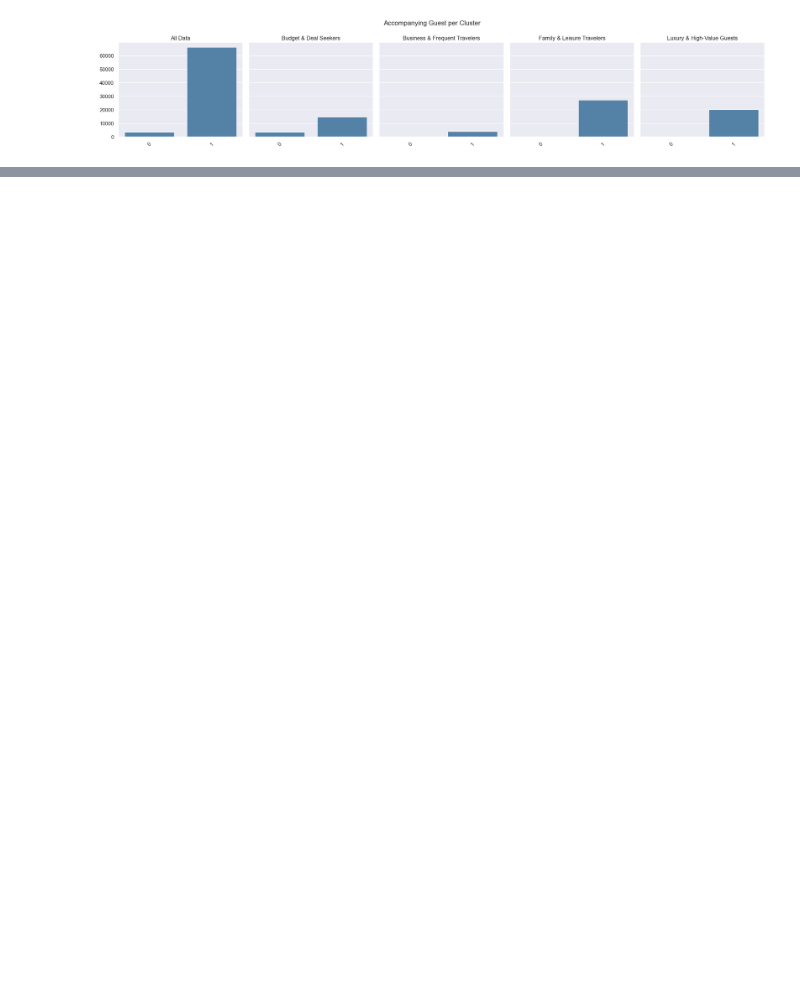
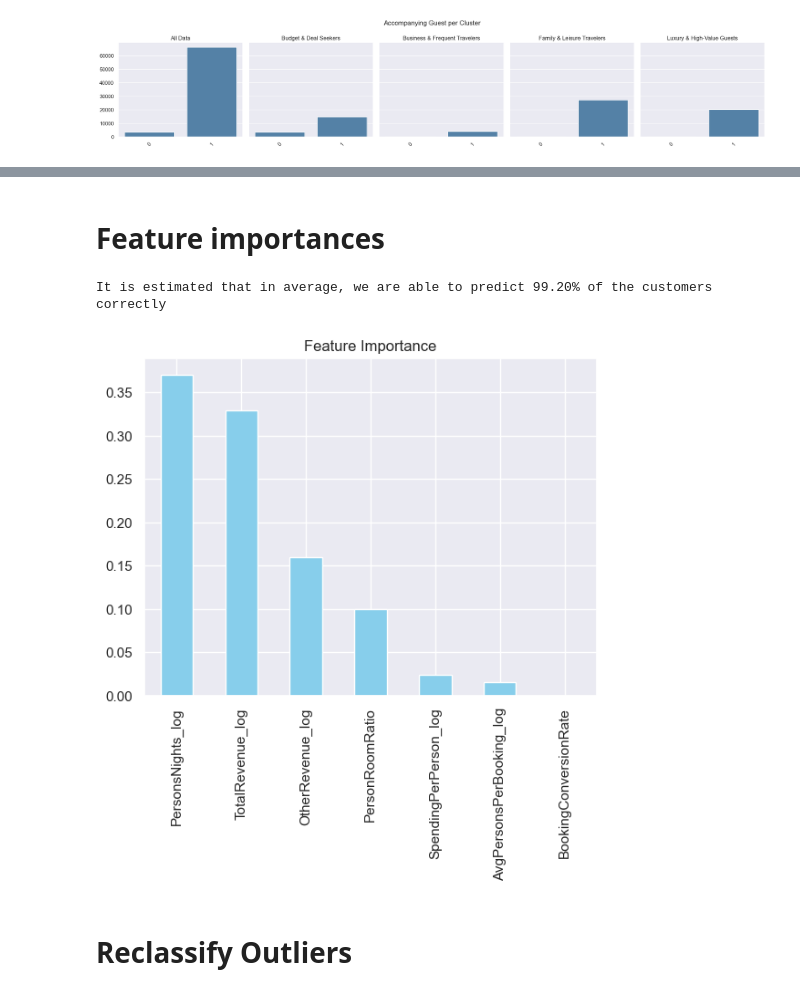
Before and after one commit to ruitj/BC_NOVA_Case1, a Jupyter notebook: BC_Final_P2.ipynb, the cells around one changed output, grey strips where cells are left out. Cells and saved outputs as stored; diff of their text form; code cells hidden in the pictures; blank space fills up the shorter version.

```diff
--- a/BC_Final_P2.ipynb
+++ b/BC_Final_P2.ipynb
@@ -1456,0 +1564,26 @@ plt.show()
+# %% [markdown]
+# Feature importances
+# %%
+from sklearn.model_selection import train_test_split
+
+X = df[columns_to_use]
+y = df.merged_labels
+
+X_train, X_test, y_train, y_test = train_test_split(
+    X, y, test_size=0.2, random_state=42, stratify=y)
+
+
+dt = DecisionTreeClassifier(random_state=42, max_depth=11)
+# max_depth of 11 was the one with higher validation score
+dt.fit(X_train, y_train)
+print("It is estimated that in average, we are able to predict {0:.2f}% of the customers correctly".format(dt.score(X_test, y_test)*100))
+# %% [output]
+It is estimated that in average, we are able to predict 99.20% of the customers correctly
+# %%
+pd.Series(dt.feature_importances_, index=X_train.columns).sort_values(ascending=False).plot(kind='bar', color='skyblue')
+plt.title("Feature Importance")
+plt.show()
+# %% [output]
+[figure, added]
+# %% [markdown]
+# Reclassify Outliers
```
Also changed, not shown: parts of 16 cells of this notebook.
